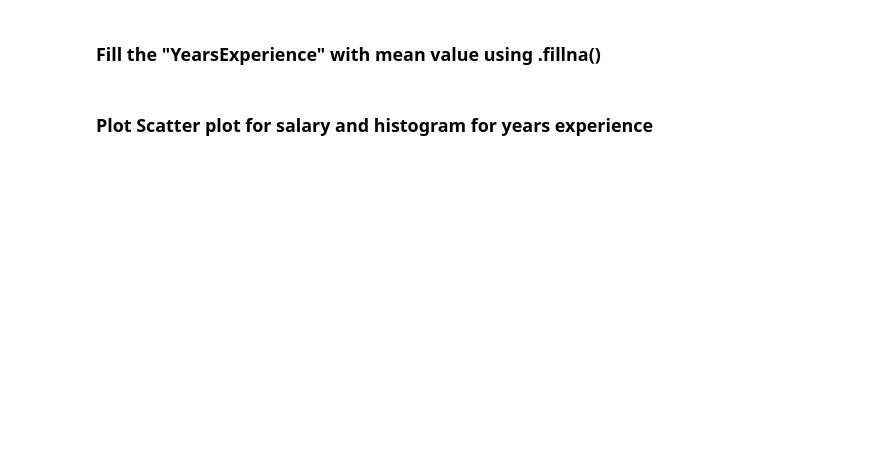
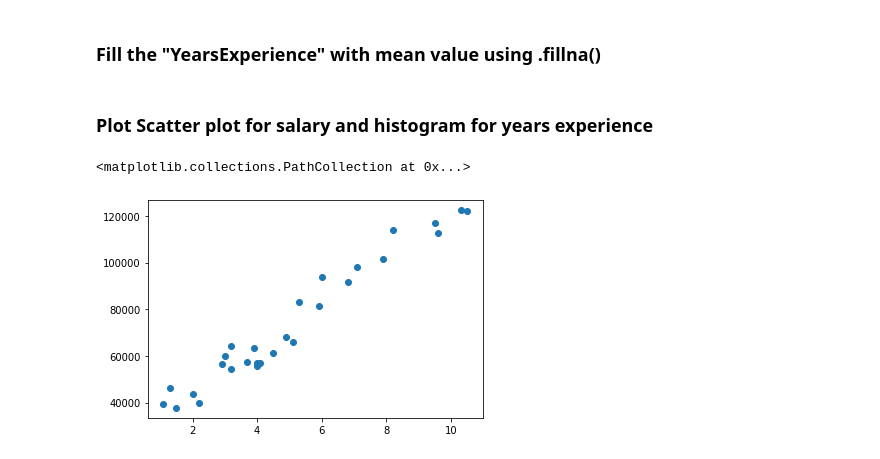
Before and after one commit to Smit-create/Assignment-1-MnC19, a Jupyter notebook: Assignments/Assignment 2 Numpy Pandas/Assignment-2.ipynb, the cells around one changed output. Cells and saved outputs as stored; diff of their text form; code cells hidden in the pictures; blank space fills up the shorter version.

```diff
--- a/Assignments/Assignment 2 Numpy Pandas/Assignment-2.ipynb
+++ b/Assignments/Assignment 2 Numpy Pandas/Assignment-2.ipynb
@@ -570,6 +631,11 @@ for value in the regular:
 # %% [markdown]
 ### Calculate mean and variance for salary in "Salary_Data"
+# %%
+mean = salary_data["Salary"].mean()
+variance =  salary_data["Salary"].var()
 # %% [markdown]
 ### Introduce a new column with the formula '(salary - mean)/variance'
+# %%
+salary_data["sal-mean/var"]= (salary_data["Salary"]-mean)/variance
 # %% [markdown]
 ### Drop the rows with NA or null data using .dropna()
@@ -576,2 +662,7 @@ for value in the regular:
 # %% [markdown]
 ### Randomly select 2 rows of "Salary_Data" and make "YearsExperience" null of both of them
+# %%
+indexes =salary_data.sample(n=2).index
+salary_data["Salary"][indexes] = None
+salary_data["YearsExperience"][indexes] = None
+salary_data
@@ -578,4 +695,11 @@ for value in the regular:
 # %% [markdown]
 ### Fill the "YearsExperience" with mean value using .fillna()
+# %%
+salary_data["YearsExperience"].fillna(salary_data["YearsExperience"].mean(),inplace =True)
 # %% [markdown]
 ### Plot Scatter plot for salary and histogram for years experience
+# %%
+plt.scatter(salary_data["YearsExperience"],salary_data["Salary"])
+# %% [output]
+<matplotlib.collections.PathCollection at 0x...>
+[figure, added]
```
Also changed, not shown: parts of 46 cells of this notebook, 1 other file.
